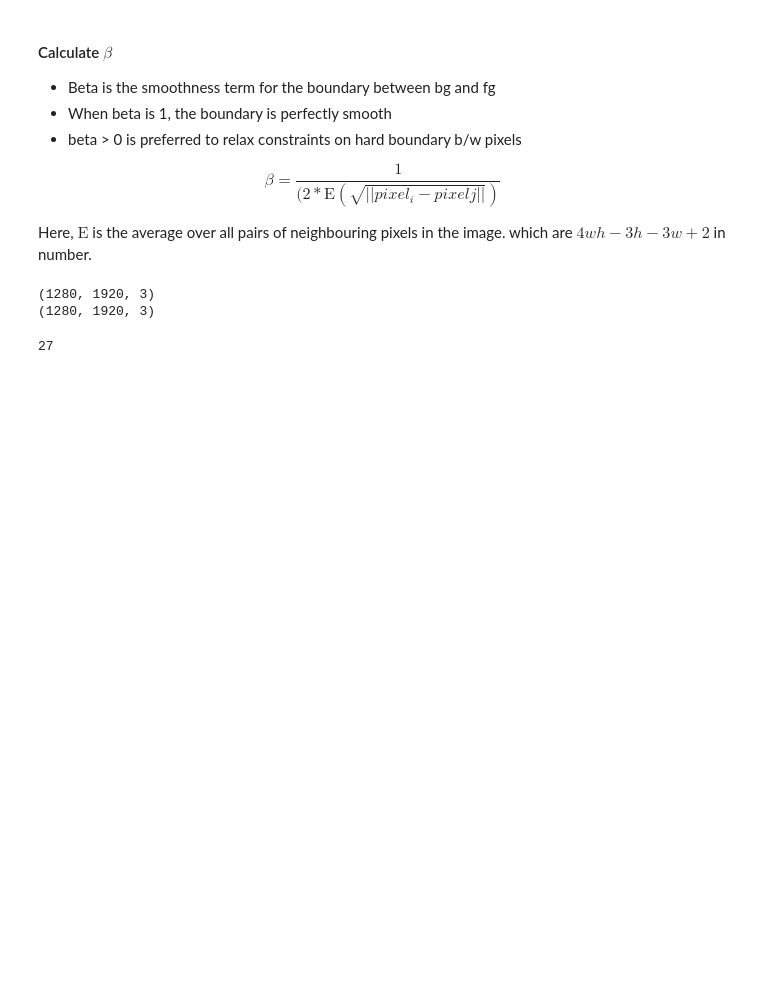
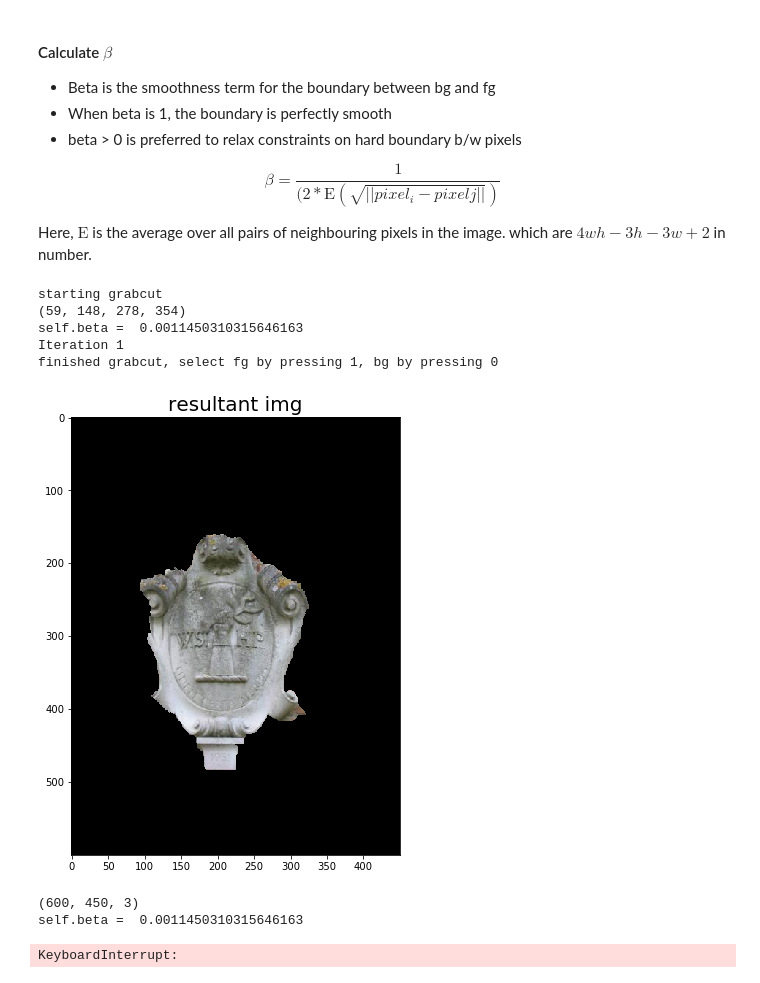
Before and after one commit to Aditya-Harikrish/GrabCut, a Jupyter notebook: src/grabcut.ipynb, the cells around one changed output. Drawn from its saved outputs; the diff is of its cells as text; code cells hidden in the pictures; blank space fills up the shorter version.

```diff
--- a/src/grabcut.ipynb
+++ b/src/grabcut.ipynb
@@ -5,6 +5,19 @@ from sklearn.cluster import KMeans
 from sklearn.mixture import GaussianMixture
 import matplotlib.pyplot as plt
 import cv2
+# %%
+def display_img_arr(img_arr, r, c, dim,titles_arr):
+    fl = 0
+    fig = plt.figure(figsize = dim)
+    for i in range(r):
+        for j in range(c):
+            if len(img_arr) == fl:
+                break
+            ax1 = fig.add_subplot(r, c, fl + 1)
+            ax1.set_title(titles_arr[fl], fontsize = 20)
+            ax1.imshow(img_arr[fl], cmap = 'gray')
+            fl = fl + 1
+    plt.show()
 # %% [markdown]
 #### Calculate $\beta$
  - Beta is the smoothness term for the boundary between bg and fg
@@ -250,14 +440,30 @@ gc = GrabCut(img, 50, 5, 10, (365, 869, 40, 924,), mask, 1)
 # %%
-
-print(img.shape)
-mask = np.zeros((img.shape[:2]), dtype=np.uint8)
-print(gc.img.shape)
+if __name__ == '__main__':
+    run('../img/', 'memorial.jpg', '../outs/', iters=1,gamma=50,k=5)
+    cv2.destroyAllWindows()
 # %% [output]
-(1280, 1920, 3)
-(1280, 1920, 3)
+starting grabcut
+(59, 148, 278, 354)
+self.beta =  0.0011450310315646163
+Iteration 1
+finished grabcut, select fg by pressing 1, bg by pressing 0
+[figure, added]
 # %%
-img[np.where(np.logical_or(gc.trimap == gc.BG, gc.trimap == gc.PR_BG))] = [0, 0, 0]
+img = cv2.imread("../img/memorial.jpg")
+
+print(img.shape)
+mask = np.zeros((img.shape[:2]), dtype=np.uint8)
+gc = GrabCut(img, 50, 5, 10, (62, 146, 285, 372), mask, 1)
+# %% [output]
+(600, 450, 3)
+self.beta =  0.0011450310315646163
+KeyboardInterrupt:
 # %%
+img[np.where(np.logical_or(gc.trimap == gc.BG,gc.trimap == gc.PR_BG ))] = [0, 0, 0]
+x_start, y_start, x_end, y_end = gc.bgRect
+x_end += x_start
+y_end += y_start
+print(x_start, y_start, x_end, y_end)
 cv2.imshow('ss', img)
 while True:
     k = cv2.waitKey(0) & 0xFF
@@ -265,5 +471,3 @@ while True:
     if k == 27:
         cv2.destroyAllWindows()
         break
-# %% [output]
-27
```
Also changed, not shown: parts of 4 cells of this notebook, 4 other files.
